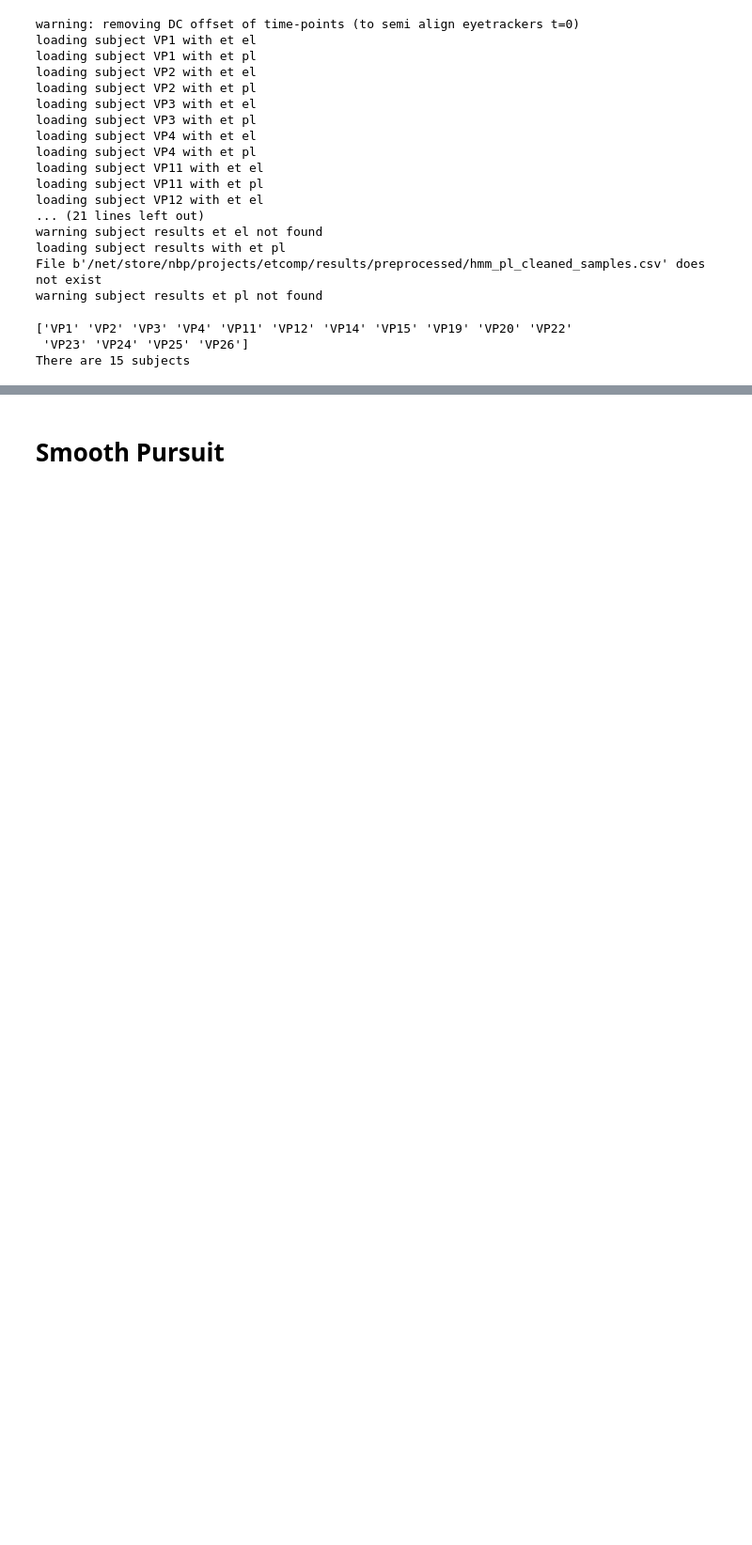
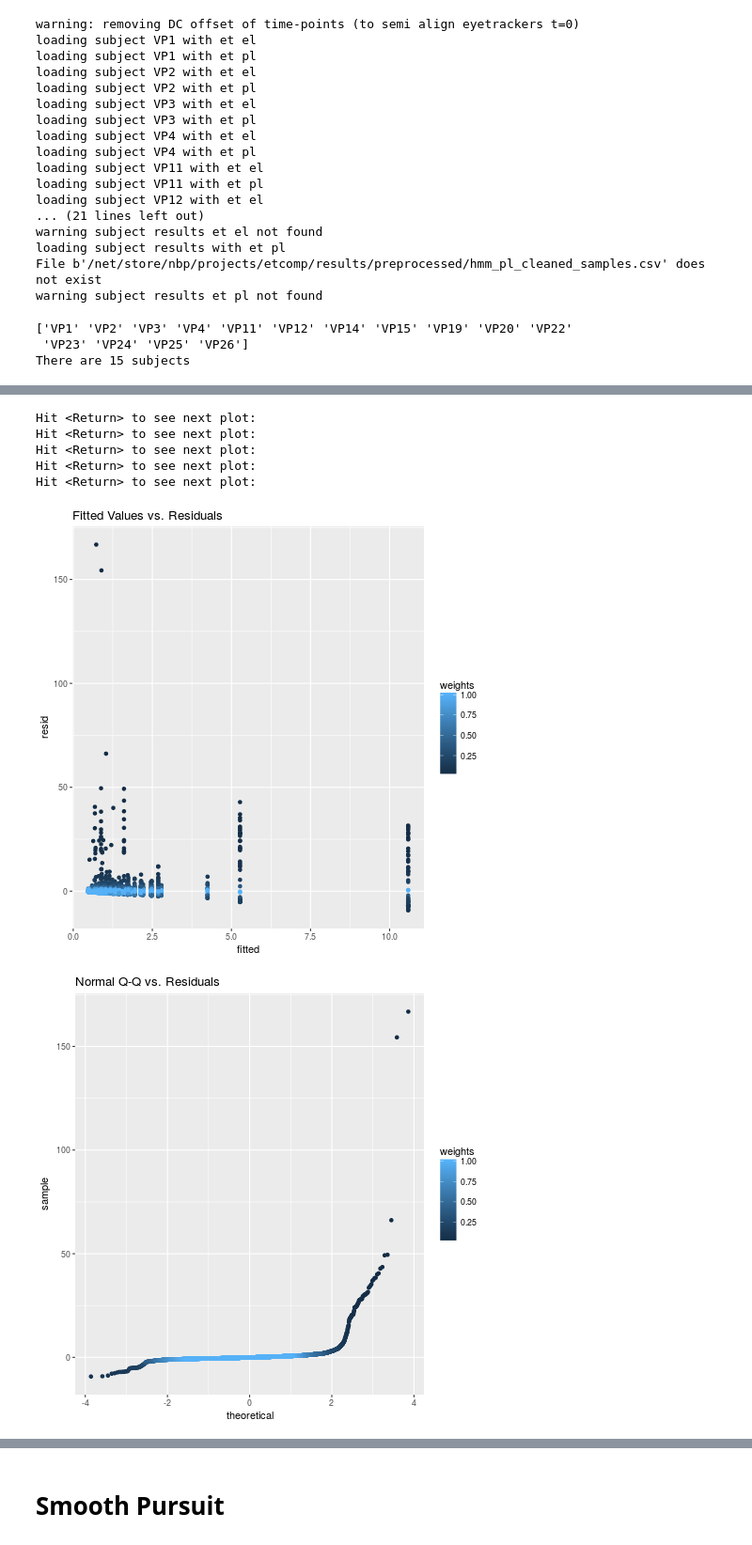
Before and after one commit to behinger/etcomp, a Jupyter notebook: code/be_main.ipynb, the cells around one changed output, grey strips where cells are left out. Shown at 94% size. Cells and saved outputs as stored; diff of their text form; code cells hidden in the pictures; blank space fills up the shorter version.

```diff
--- a/code/be_main.ipynb
+++ b/code/be_main.ipynb
@@ -87,0 +257,7 @@ There are 15 subjects
+# %%
+%%R
+library(lme4)
+raw_large_grid_df$et = factor(raw_large_grid_df$et)
+contrasts(raw_large_grid_df$et)=c(-0.5,0.5)
+mres <- lmer(accuracy ~ 1+et +  ( 1 + et | subject/block ) ,data = raw_large_grid_df)
+summary(mres)
@@ -87,0 +282,5 @@ There are 15 subjects
+# %%
+%%R
+library(robustlmm)
+rmres <- rlmer(accuracy ~ 1+et +  ( 1 + et | subject/block ) ,data = raw_large_grid_df,verbose=0)
+summary(rmres)
@@ -87,0 +308,11 @@ There are 15 subjects
+# %%
+%%R
+plot(rmres)
+# %% [output]
+Hit <Return> to see next plot:
+Hit <Return> to see next plot:
+Hit <Return> to see next plot:
+Hit <Return> to see next plot:
+Hit <Return> to see next plot:
+[figure, added]
+[figure, added]
```
Also changed, not shown: parts of 134 cells of this notebook.
